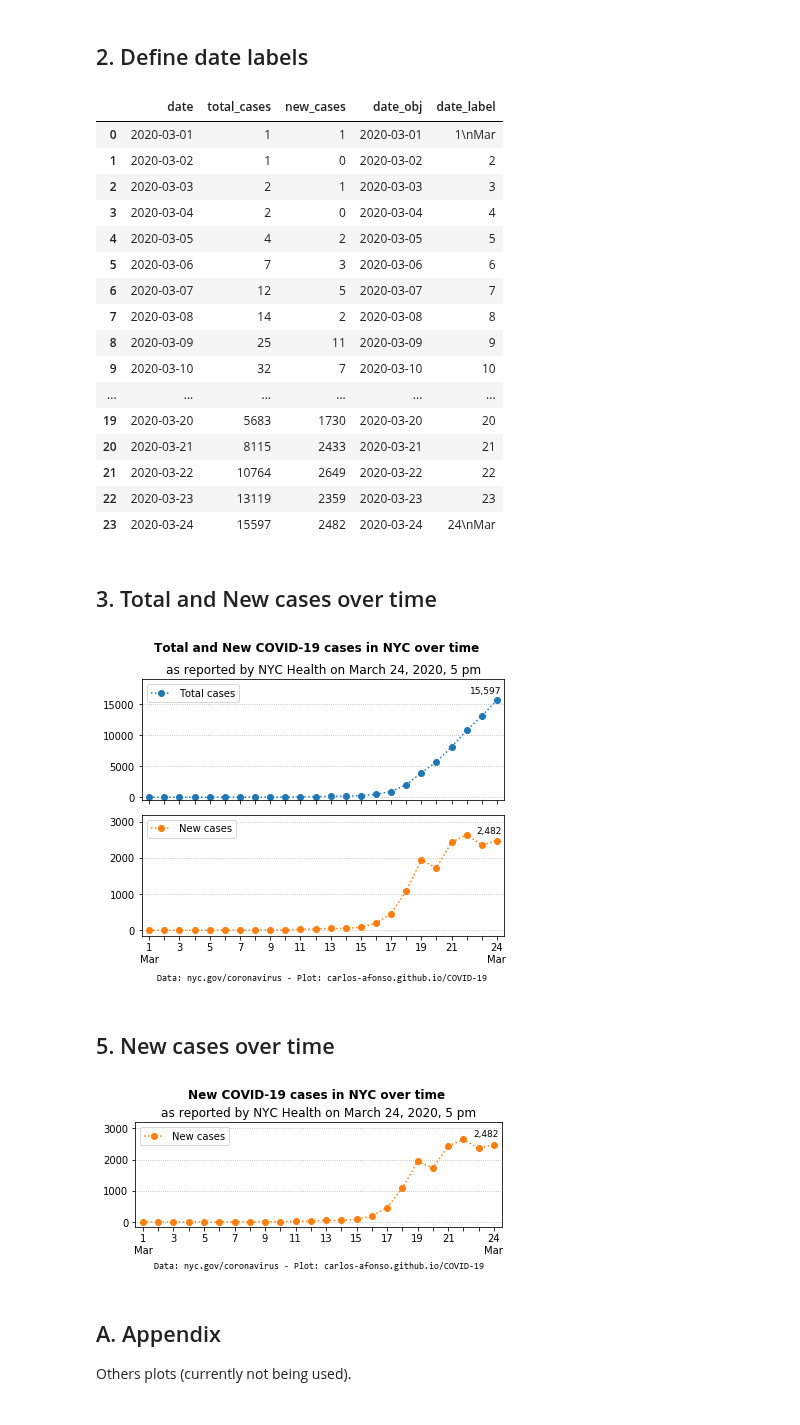
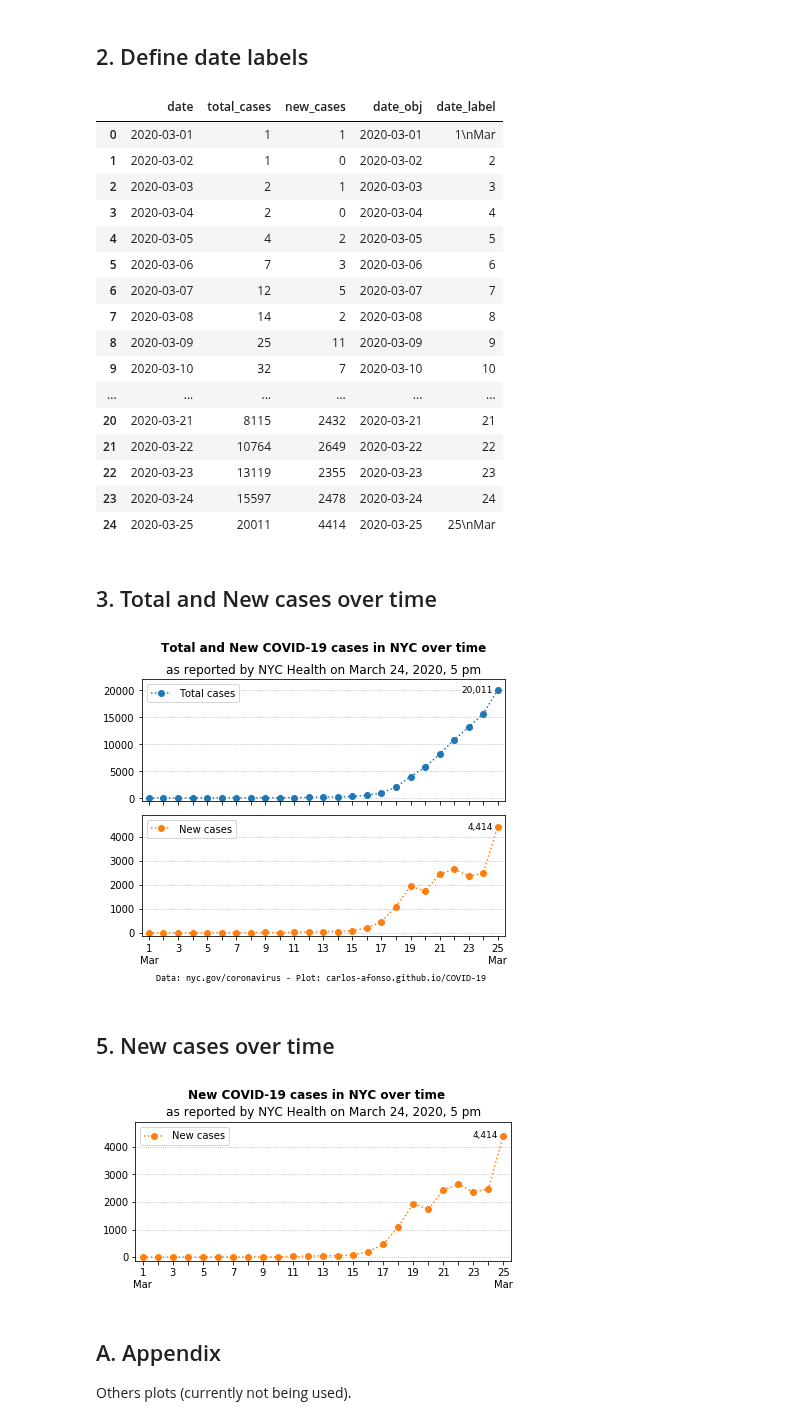
Before and after one commit to carlos-afonso/COVID-19, a Jupyter notebook: notebooks/nyc-covid-19-cases-over-time.ipynb, the cells around one changed output. Saved outputs shown, nothing was run; the diff lists cells and outputs as text; code cells hidden in the pictures.

Commit message:
reorganizes data & updates NYC data and plots

```diff
--- a/notebooks/nyc-covid-19-cases-over-time.ipynb
+++ b/notebooks/nyc-covid-19-cases-over-time.ipynb
@@ -14,7 +14,7 @@ import pandas as pd
 update_str = 'as reported by NYC Health on March 24, 2020, 5 pm'
 source_str = 'Data: nyc.gov/coronavirus - Plot: carlos-afonso.github.io/COVID-19'
 
-data_file = '../data/nyc-health-daily-data-summary/nyc-covid-19-cases-over-time.csv'
+data_file = '../data/nyc-health-daily-updates/cases/nyc-covid-19-cases-over-time.csv'
 
 df = pd.read_csv(data_file)
 df
@@ -71,11 +71,11 @@ df
 | 8 | 2020-03-09 | 25 | 11 | 2020-03-09 | 9 |
 | 9 | 2020-03-10 | 32 | 7 | 2020-03-10 | 10 |
 | ... | ... | ... | ... | ... | ... |
-| 19 | 2020-03-20 | 5683 | 1730 | 2020-03-20 | 20 |
-| 20 | 2020-03-21 | 8115 | 2433 | 2020-03-21 | 21 |
+| 20 | 2020-03-21 | 8115 | 2432 | 2020-03-21 | 21 |
 | 21 | 2020-03-22 | 10764 | 2649 | 2020-03-22 | 22 |
-| 22 | 2020-03-23 | 13119 | 2359 | 2020-03-23 | 23 |
-| 23 | 2020-03-24 | 15597 | 2482 | 2020-03-24 | 24\nMar |
+| 22 | 2020-03-23 | 13119 | 2355 | 2020-03-23 | 23 |
+| 23 | 2020-03-24 | 15597 | 2478 | 2020-03-24 | 24 |
+| 24 | 2020-03-25 | 20011 | 4414 | 2020-03-25 | 25\nMar |
 # %% [markdown]
 ## 3. Total and New cases over time
 # %%
@@ -87,9 +87,9 @@ n1 = 1
 for xy in zip(range(len(df)-n1, len(df)), df['total_cases'].iloc[-n1:]):
     #label = '(*) ' + '{:,}'.format(xy[1])
     label = '{:,}'.format(xy[1])
-    ax1.annotate(label, xy=xy, xytext=(5, 5), textcoords='offset points', ha='right', va='bottom', fontsize=9) #color='dimgray'
+    ax1.annotate(label, xy=xy, xytext=(-5, 0), textcoords='offset points', ha='right', va='center', fontsize=9) #color='dimgray'
 ax1.set_xlim(-0.5, len(df)-0.5)
-ax1.set_ylim(-500, 19000)
+ax1.set_ylim(-500, 22000)
 ax1.grid(axis='y', linestyle=':')
 ax1.legend(loc='upper left')
 
@@ -104,18 +104,18 @@ n2 = 1
 for z in zip(range(len(df)-n2, len(df)), df['new_cases'].iloc[-n2:]):
     #label = '(*) ' + '{:,}'.format(z[1])
     label = '{:,}'.format(z[1])
-    ax2.annotate(label, xy=z[0:2], xytext=(5, 5), textcoords='offset points', ha='right', va='bottom', fontsize=9) #color='dimgray'
-ax2.set_ylim(-150, 3200)
+    ax2.annotate(label, xy=z[0:2], xytext=(-5, 0), textcoords='offset points', ha='right', va='center', fontsize=9) #color='dimgray'
+ax2.set_ylim(-150, 4900)
 ax2.grid(axis='y', linestyle=':')
 ax2.legend(loc='upper left')
 
-plt.suptitle('Total and New COVID-19 cases in NYC over time', x=0.52, fontweight='bold')
+plt.suptitle('Total and New COVID-19 cases in NYC over time', x=0.535, fontweight='bold')
 ax1.set_title(update_str)
 
 #note_str = '(*) Mar 24 data: only as of 9:45am; likely to go up in the next data update.'
 #ax2.text(-2, -1800, note_str)
 
-ax2.text(0.5, -1400, source_str, fontfamily='Consolas', fontsize=9)
+ax2.text(0.5, -2000, source_str, fontfamily='Consolas', fontsize=9)
 
 x_labels = [df['date_label'].iloc[i] if i%2==0 else '' for i in range(len(df))]
 if len(df)%2 == 0:
@@ -127,7 +127,7 @@ ax1.set_xticklabels(x_labels)
 plt.tight_layout(rect=[0, 0, 1, 0.95])
 plt.show()
 # %% [output]
-[figure, old version]
+[figure, new version]
 # %%
 # Save figure as SVG and PNG images
 file_path = '../images/nyc-covid-19-total-and-new-cases-over-time'
@@ -136,42 +136,42 @@ fig.savefig(file_path + '.png', dpi=200)
 # %% [markdown]
 ## 5. New cases over time
 # %%
-fig = plt.figure(figsize=(6, 3.1))
+fig = plt.figure(figsize=(6, 3))
 
 plt.plot(df['date_label'], df['new_cases'], 'o:', color='C1', label='New cases')
 
 n2 = 1
 for z in zip(range(len(df)-n2, len(df)), df['new_cases'].iloc[-n2:]):
     #label = '(*) ' + '{:,}'.format(z[1])
     label = '{:,}'.format(z[1])
-    plt.annotate(label, xy=z[0:2], xytext=(5, 15), textcoords='offset points', ha='right', va='top', fontsize=9) #color='dimgray'
+    plt.annotate(label, xy=z[0:2], xytext=(-5, 0), textcoords='offset points', ha='right', va='center', fontsize=9) #color='dimgray'
 
 x_labels = [df['date_label'].iloc[i] if i%2==0 else '' for i in range(len(df))]
 if len(df)%2 == 0:
     x_labels[-2] = ''
     x_labels[-1] = df['date_label'].iloc[-1]
 
 plt.xticks(range(len(df)), x_labels)
 
 plt.xlim(-0.5, len(df)-0.5)
-plt.ylim(-150, 3200)
+plt.ylim(-150, 4900)
 
 plt.grid(axis='y', linestyle=':')
 
 plt.suptitle('New COVID-19 cases in NYC over time', x=0.52, fontweight='bold')
 plt.title(update_str)
 
 #note_str = '(*) Mar 24 data: only as of 9:45am; likely to go up in next data update.'
 #plt.text(1, -1500, note_str, fontsize=9) #fontstyle='italic'
 
-plt.text(0.7, -1500, source_str, fontfamily='Consolas', fontsize=9)
+#plt.text(0.7, -1900, source_str, fontfamily='Consolas', fontsize=9)
 
 plt.legend(loc='upper left')
 
 plt.tight_layout(rect=[0, 0, 1, 0.95])
 plt.show()
 # %% [output]
-[figure, old version]
+[figure, new version]
 # %%
 # Save figure as SVG and PNG images
 file_path = '../images/nyc-covid-19-new-cases-over-time'
```
Also changed, not shown: parts of 2 cells of this notebook, 23 other files.
